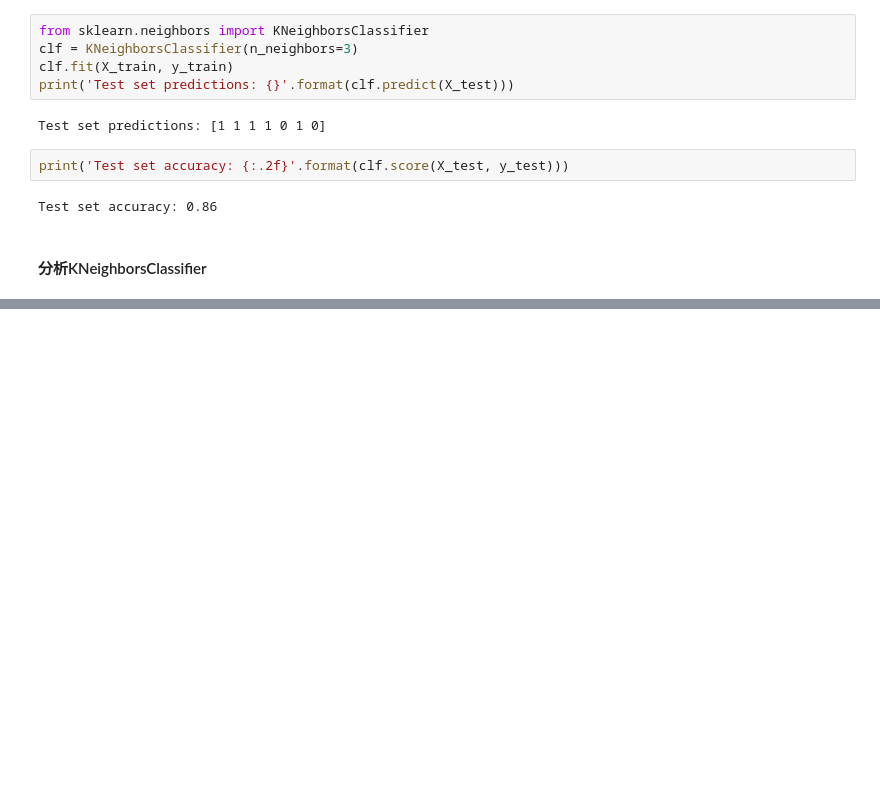
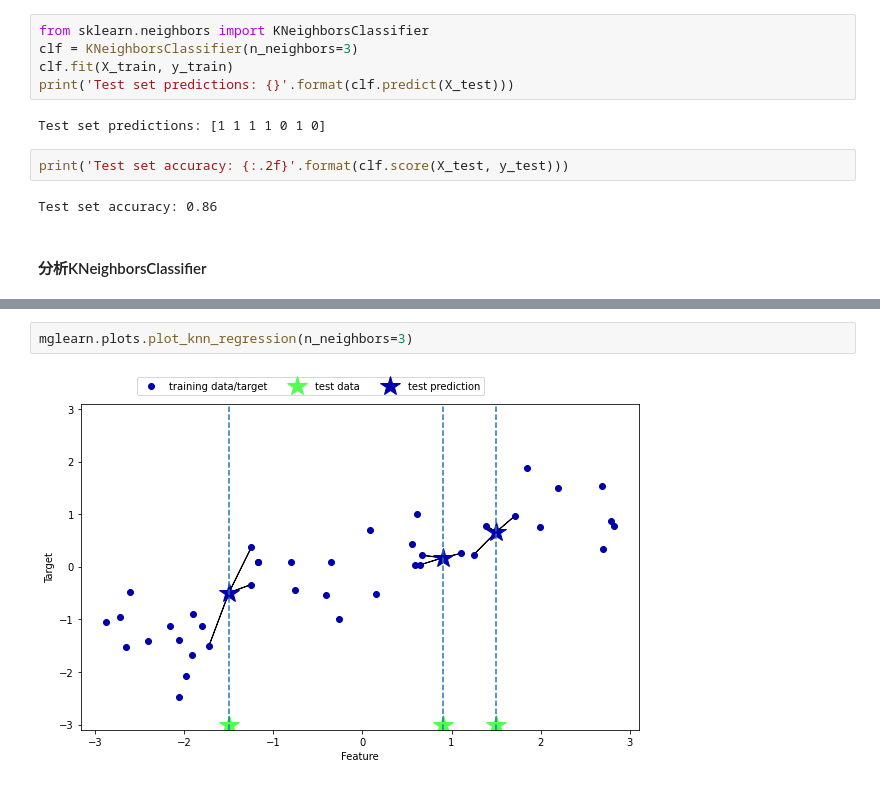
Before and after one commit to JPL-JUNO/Introduction-to-Machine-Learning-with-Python, a Jupyter notebook: Codes/Ch2.ipynb, the cells around one changed output, grey strips where cells are left out. Drawn from its saved outputs; the diff is of its cells as text; blank space fills up the shorter version.

```diff
--- a/Codes/Ch2.ipynb
+++ b/Codes/Ch2.ipynb
@@ -213,0 +201,4 @@ plt.show()
+# %%
+mglearn.plots.plot_knn_regression(n_neighbors=3)
+# %% [output]
+[figure, added]
```
Also changed, not shown: parts of 29 cells of this notebook, 8 other files.
